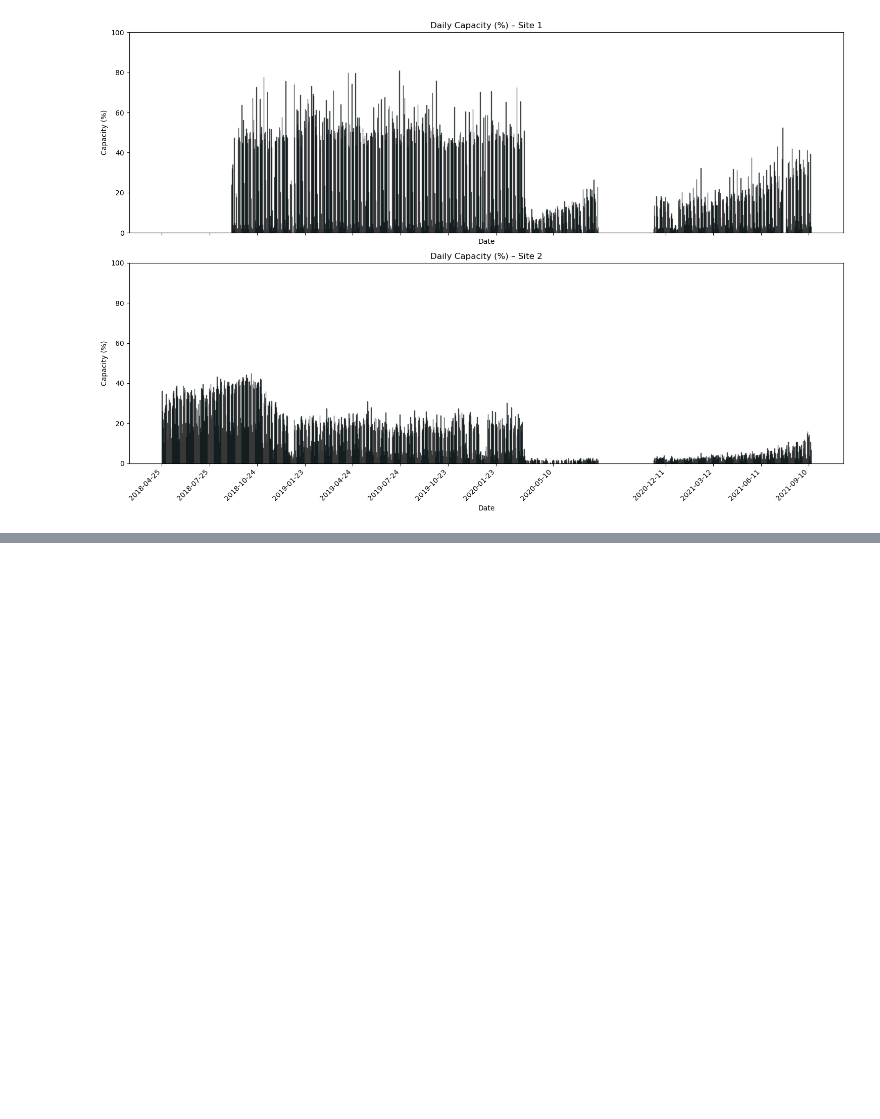
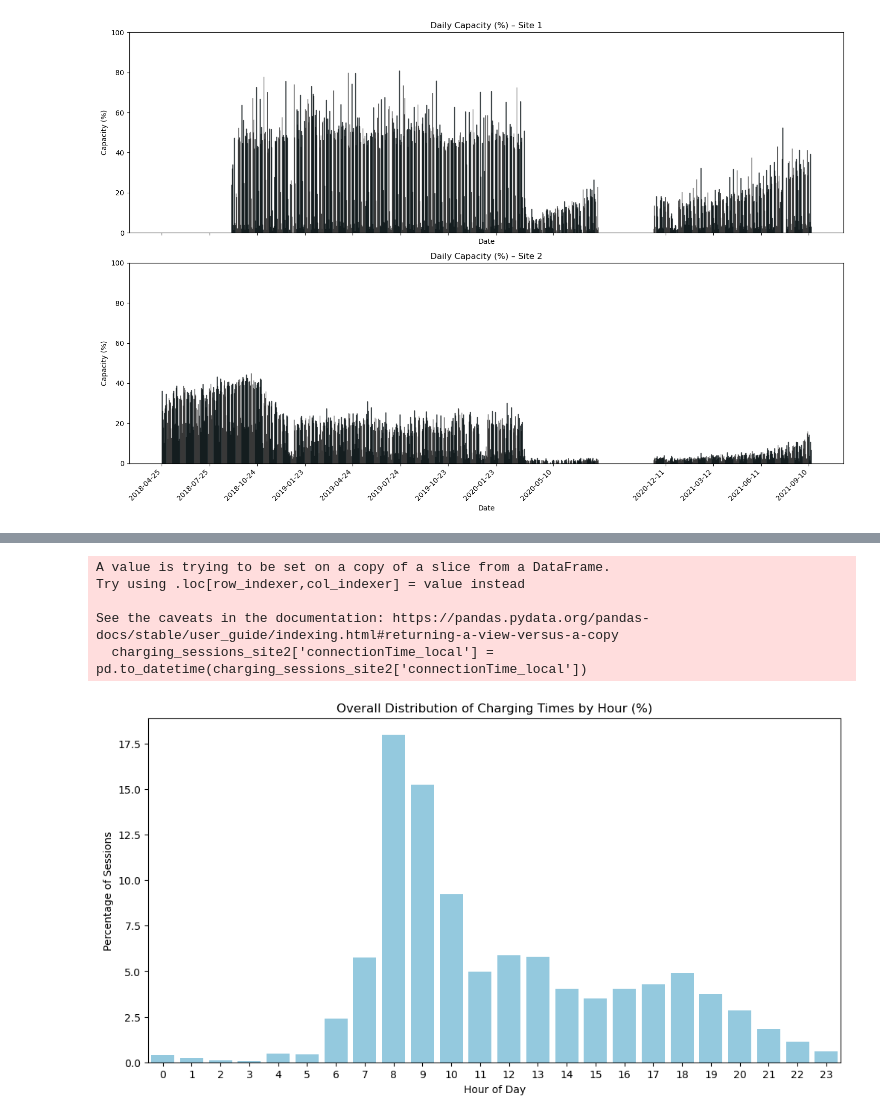
Before and after one commit to dfd0430/wiso, a Jupyter notebook: main.ipynb, the cells around one changed output, grey strips where cells are left out. Drawn from its saved outputs; the diff is of its cells as text; code cells hidden in the pictures; blank space fills up the shorter version.

```diff
--- a/main.ipynb
+++ b/main.ipynb
@@ -214,0 +308,35 @@ plt.show()
+# %%
+import pandas as pd
+import matplotlib.pyplot as plt
+import seaborn as sns
+
+# Ensure connectionTime_local is datetime
+charging_sessions_site2['connectionTime_local'] = pd.to_datetime(charging_sessions_site2['connectionTime_local'])
+
+# Reset index to avoid assignment issues
+charging_sessions_site2 = charging_sessions_site2.reset_index(drop=True)
+
+# Extract hour of day
+charging_sessions_site2['hour_of_day'] = charging_sessions_site2['connectionTime_local'].dt.hour
+
+# Count number of sessions per hour
+hour_distribution = charging_sessions_site2['hour_of_day'].value_counts().sort_index()
+
+# Convert counts to percentages
+hour_distribution_percent = hour_distribution / hour_distribution.sum() * 100
+
+# Plot bar chart
+plt.figure(figsize=(12,6))
+sns.barplot(x=hour_distribution_percent.index, y=hour_distribution_percent.values, color='skyblue')
+plt.title("Overall Distribution of Charging Times by Hour (%)")
+plt.xlabel("Hour of Day")
+plt.ylabel("Percentage of Sessions")
+plt.xticks(range(0,24))
+plt.show()
+# %% [output]
+A value is trying to be set on a copy of a slice from a DataFrame.
+Try using .loc[row_indexer,col_indexer] = value instead
+
+See the caveats in the documentation: https://pandas.pydata.org/pandas-docs/stable/user_guide/indexing.html#returning-a-view-versus-a-copy
+  charging_sessions_site2['connectionTime_local'] = pd.to_datetime(charging_sessions_site2['connectionTime_local'])
+[figure, added]
```
Also changed, not shown: parts of 6 cells of this notebook.
